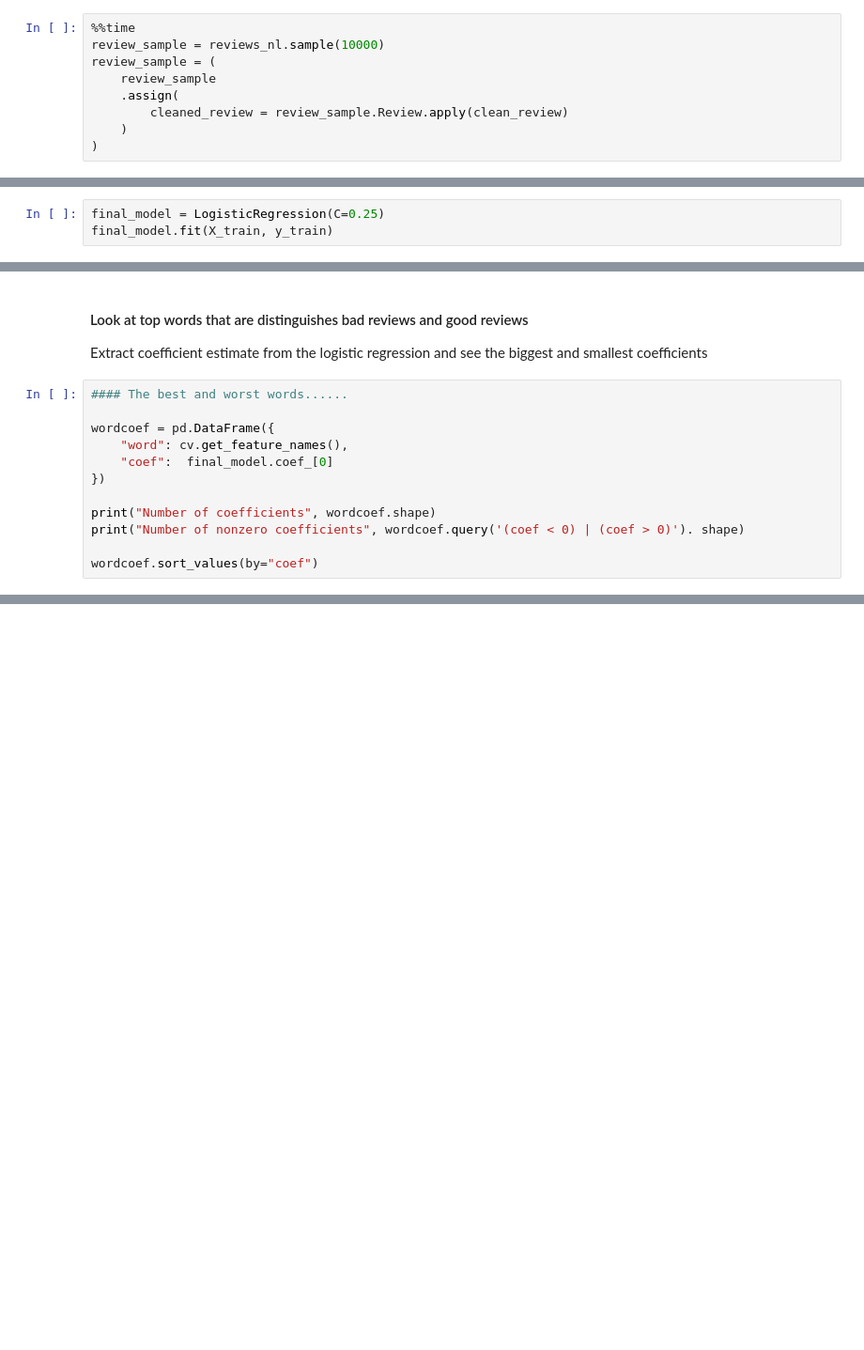
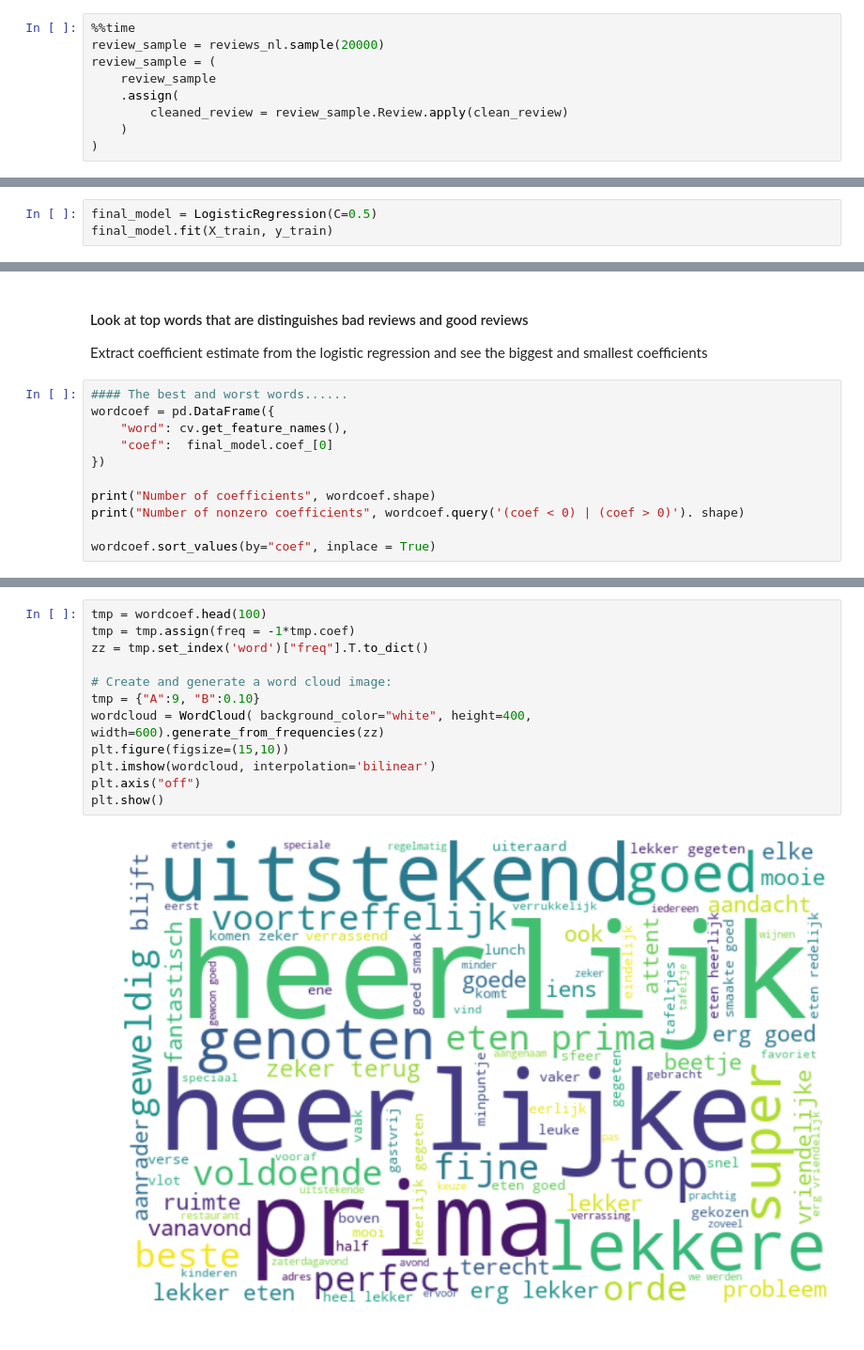
Before and after one commit to longhowlam/python_hobby_stuff, a Jupyter notebook: RestaurantReviews.ipynb, the cells around one changed output, grey strips where cells are left out. Shown at 94% size. Saved outputs shown, nothing was run; the diff lists cells and outputs as text; blank space fills up the shorter version.

```diff
--- a/RestaurantReviews.ipynb
+++ b/RestaurantReviews.ipynb
@@ -142,7 +145,7 @@ clean_review(reviews_nl.iloc[3,2])
 "Wat weer mee?Goede cijfers Iens app schrijvende komt weer proest humoristische verbazing boven Dit leuke poging restaurant goed opgeleid personeel heel erg best doet maaltijd ternauwernood volstaat p ...
 # %%
 %%time
-review_sample = reviews_nl.sample(10000)
+review_sample = reviews_nl.sample(20000)
 review_sample = (
     review_sample
     .assign(
@@ -207,4 +212,4 @@ Accuracy for C=1: 0.926
 # %%
-final_model = LogisticRegression(C=0.25)
+final_model = LogisticRegression(C=0.5)
 final_model.fit(X_train, y_train)
 # %% [output]
@@ -218,7 +223,6 @@ LogisticRegression(C=0.25, class_weight=None, dual=False, fit_intercept=True,
 Extract coefficient estimate from the logistic regression and see the biggest and smallest coefficients
 # %%
 #### The best and worst words......
-
 wordcoef = pd.DataFrame({
     "word": cv.get_feature_names(),
     "coef":  final_model.coef_[0]
@@ -227,5 +231,5 @@ wordcoef = pd.DataFrame({
 print("Number of coefficients", wordcoef.shape)
 print("Number of nonzero coefficients", wordcoef.query('(coef < 0) | (coef > 0)'). shape)
 
-wordcoef.sort_values(by="coef")
+wordcoef.sort_values(by="coef", inplace = True)
 # %% [output]
@@ -251,0 +268,14 @@ Number of nonzero coefficients (278425, 2)
+# %%
+tmp = wordcoef.head(100)
+tmp = tmp.assign(freq = -1*tmp.coef)
+zz = tmp.set_index('word')["freq"].T.to_dict()
+
+# Create and generate a word cloud image:
+tmp = {"A":9, "B":0.10}
+wordcloud = WordCloud( background_color="white", height=400, width=600).generate_from_frequencies(zz)
+plt.figure(figsize=(15,10))
+plt.imshow(wordcloud, interpolation='bilinear')
+plt.axis("off")
+plt.show()
+# %% [output]
+[figure, added]
```
Also changed, not shown: parts of 13 cells of this notebook.
